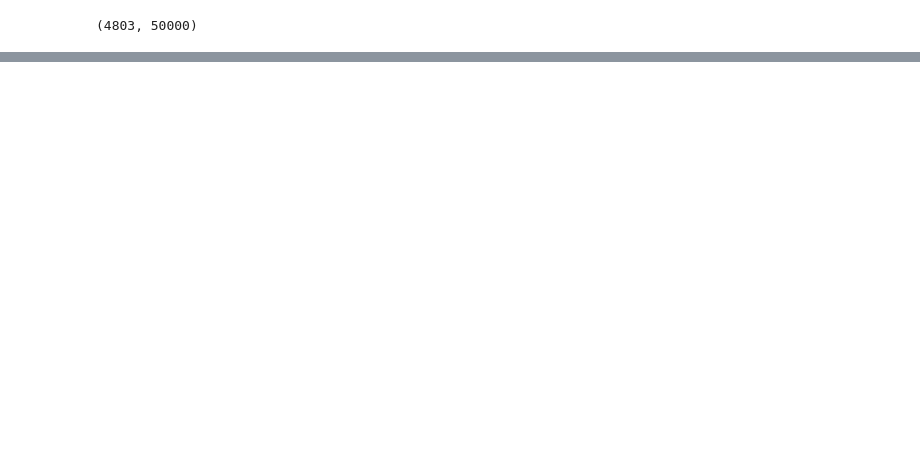
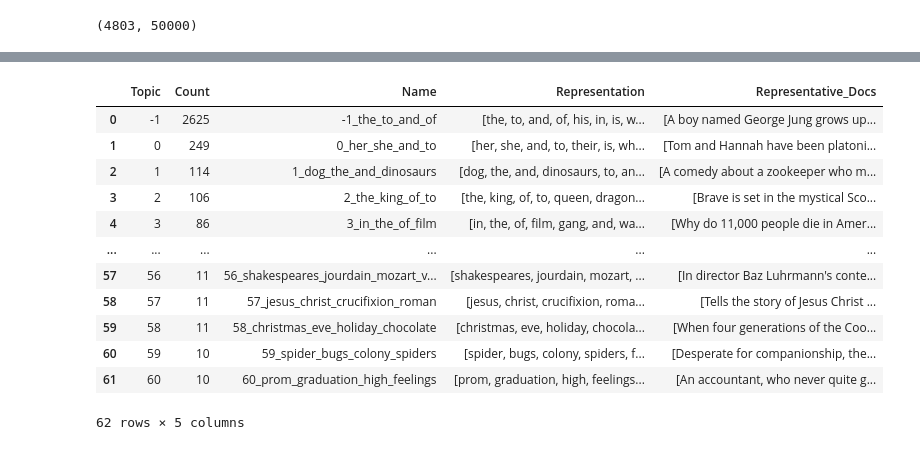
Before and after one commit to AbhinavY0318/cinesuggest, a Jupyter notebook: MovieRecommendation.ipynb, the cells around one changed output, grey strips where cells are left out. Saved outputs shown, nothing was run; the diff lists cells and outputs as text; code cells hidden in the pictures; blank space fills up the shorter version.

```diff
--- a/MovieRecommendation.ipynb
+++ b/MovieRecommendation.ipynb
@@ -265,0 +271,5 @@ Device set to use cpu
+# %%
+texts = df['overview'].fillna("").apply(lambda x: x[:512]).tolist()
+batch_result = emotion_classifier(texts)
+
+df['mood'] = [res['label'] for res in batch_result]
@@ -265,0 +326,16 @@ Device set to use cpu
+# %%
+from sentence_transformers import SentenceTransformer
+
+embedding_model = SentenceTransformer('all-MiniLM-L6-v2')
+
+embeddings = embedding_model.encode(
+    texts,
+    show_progress_bar=True,
+    convert_to_numpy=True
+)
+# %%
+from bertopic import BERTopic
+
+topic_model = BERTopic(language="english", calculate_probabilities=True, verbose=True)
+
+topics, probs = topic_model.fit_transform(texts, embeddings)
@@ -265,0 +368,16 @@ Device set to use cpu
+# %%
+topic_model.get_topic_info()
+# %% [output]
+|  | Topic | Count | Name | Representation | Representative_Docs |
+| 0 | -1 | 2625 | -1_the_to_and_of | [the, to, and, of, his, in, is, w... | [A boy named George Jung grows up... |
+| 1 | 0 | 249 | 0_her_she_and_to | [her, she, and, to, their, is, wh... | [Tom and Hannah have been platoni... |
+| 2 | 1 | 114 | 1_dog_the_and_dinosaurs | [dog, the, and, dinosaurs, to, an... | [A comedy about a zookeeper who m... |
+| 3 | 2 | 106 | 2_the_king_of_to | [the, king, of, to, queen, dragon... | [Brave is set in the mystical Sco... |
+| 4 | 3 | 86 | 3_in_the_of_film | [in, the, of, film, gang, and, wa... | [Why do 11,000 people die in Amer... |
+| ... | ... | ... | ... | ... | ... |
+| 57 | 56 | 11 | 56_shakespeares_jourdain_mozart_v... | [shakespeares, jourdain, mozart, ... | [In director Baz Luhrmann's conte... |
+| 58 | 57 | 11 | 57_jesus_christ_crucifixion_roman | [jesus, christ, crucifixion, roma... | [Tells the story of Jesus Christ ... |
+| 59 | 58 | 11 | 58_christmas_eve_holiday_chocolate | [christmas, eve, holiday, chocola... | [When four generations of the Coo... |
+| 60 | 59 | 10 | 59_spider_bugs_colony_spiders | [spider, bugs, colony, spiders, f... | [Desperate for companionship, the... |
+| 61 | 60 | 10 | 60_prom_graduation_high_feelings | [prom, graduation, high, feelings... | [An accountant, who never quite g... |
+62 rows × 5 columns
```
Also changed, not shown: parts of 21 cells of this notebook, 3 other files.
